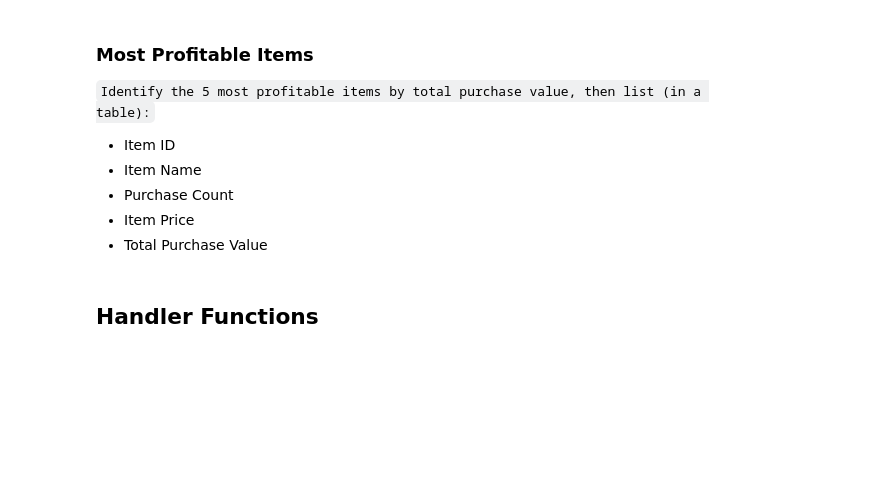
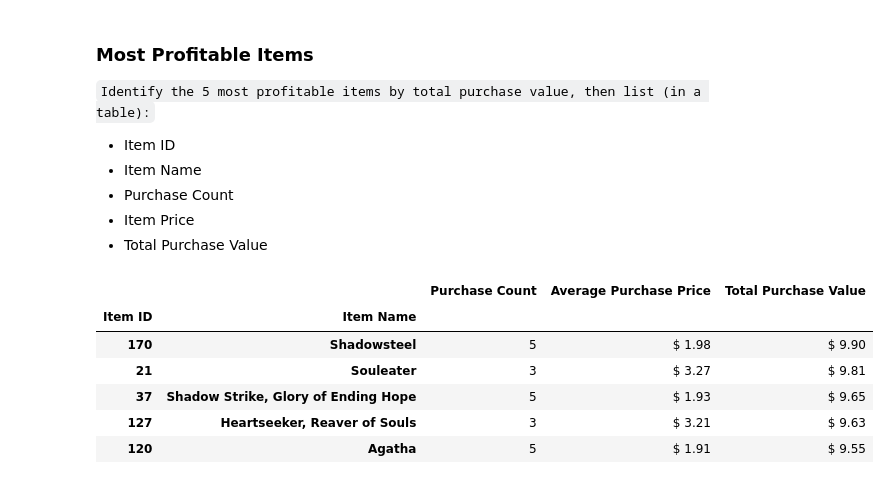
Before and after one commit to Prathamdoshi/Heroes-of-Pymoli-Game-Report, a Jupyter notebook: Heroes of Pymoli Analysis .ipynb, the cells around one changed output. Cells and saved outputs as stored; diff of their text form; code cells hidden in the pictures; blank space fills up the shorter version.

```diff
--- a/Heroes of Pymoli Analysis .ipynb
+++ b/Heroes of Pymoli Analysis .ipynb
@@ -307,5 +312,14 @@ KeyError: "None of [['Item ID', 'Item Name', 'Price']] are in the [columns]"
 - Purchase Count
 - Item Price
 - Total Purchase Value
-# %% [markdown]
-## Handler Functions
+# %%
+top_item_df = top_item_df.sort_values(['Total Purchase Value'],ascending=False)
+top_item_df.head()
+# %% [output]
+|  |  | Purchase Count | Average Purchase Price | Total Purchase Value |
+| Item ID | Item Name |  |  |  |
+| 170 | Shadowsteel | 5 | $ 1.98 | $ 9.90 |
+| 21 | Souleater | 3 | $ 3.27 | $ 9.81 |
+| 37 | Shadow Strike, Glory of Ending Hope | 5 | $ 1.93 | $ 9.65 |
+| 127 | Heartseeker, Reaver of Souls | 3 | $ 3.21 | $ 9.63 |
+| 120 | Agatha | 5 | $ 1.91 | $ 9.55 |
```
Also changed, not shown: parts of 1 cell of this notebook.
